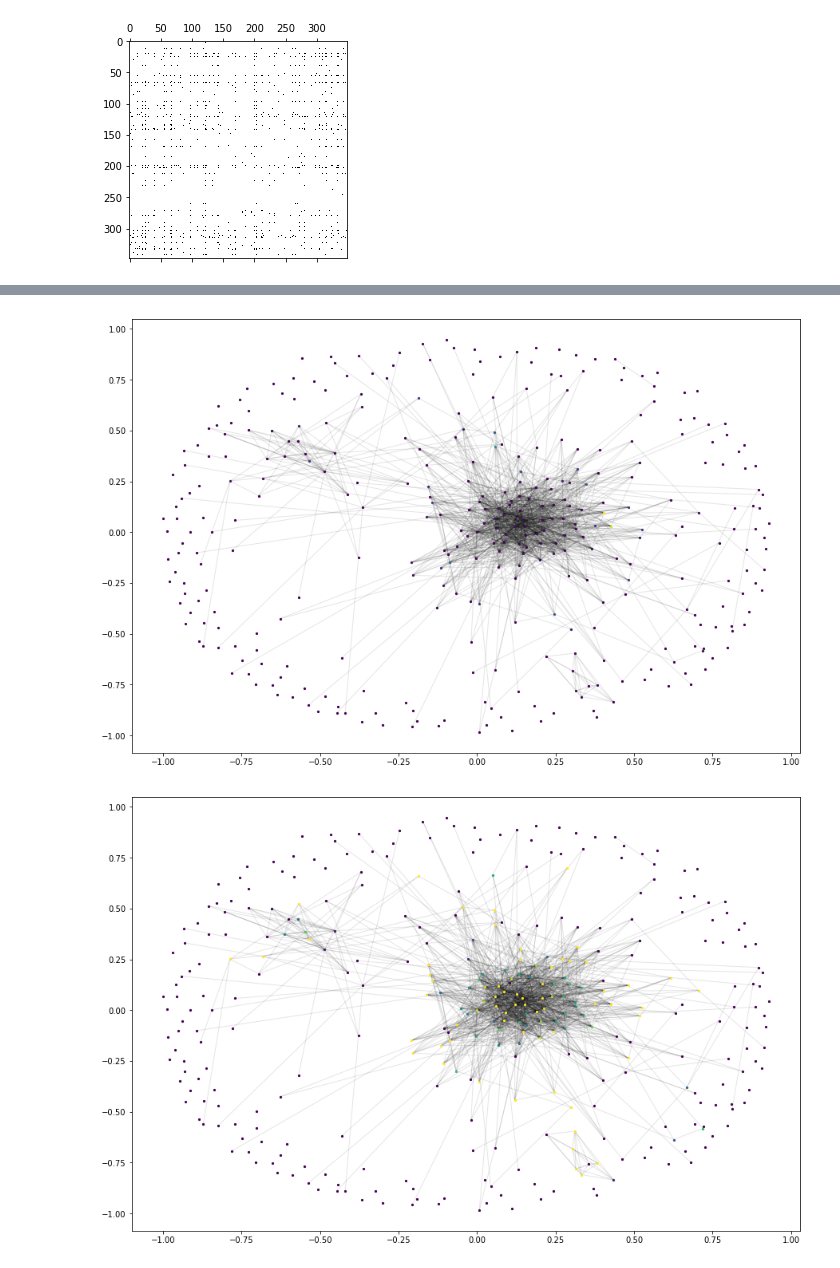
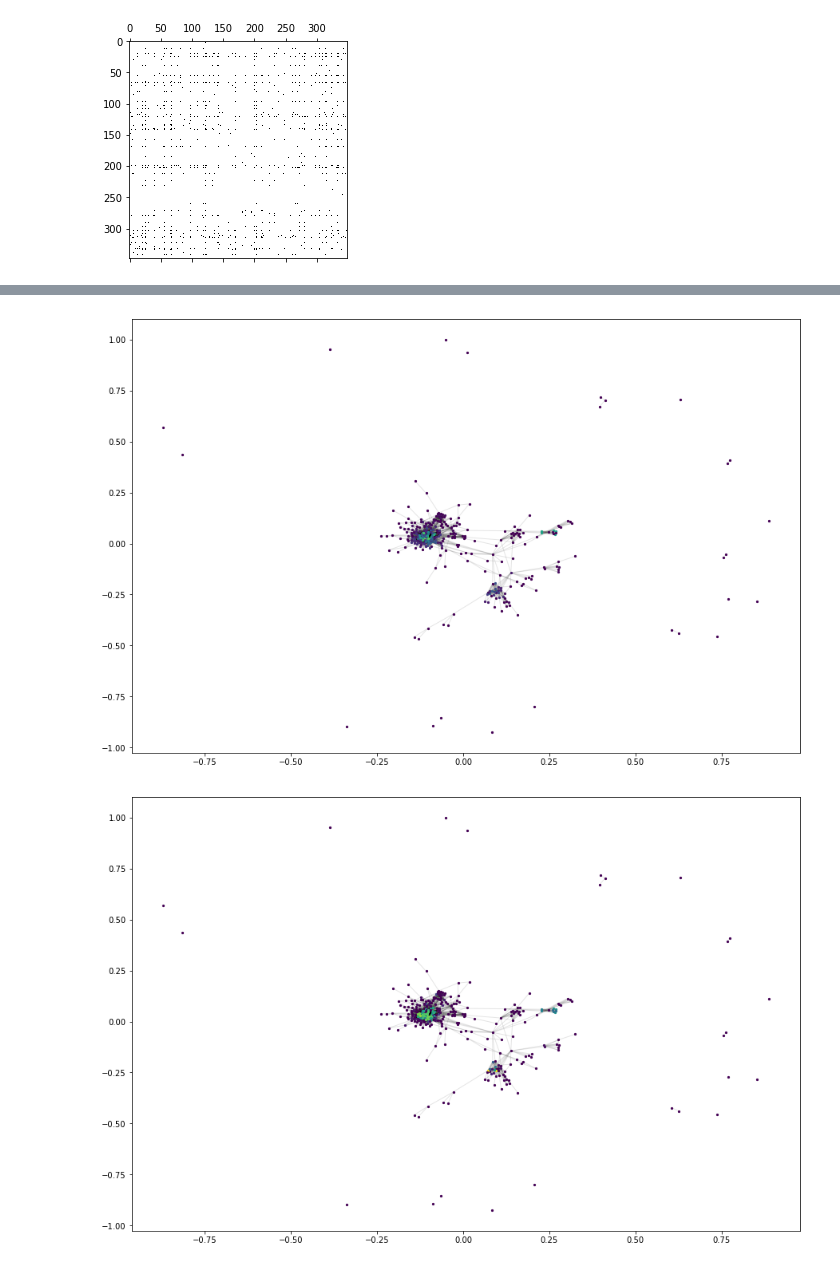
Before and after one commit to barbafrank/LCP_projects_Y2, a Jupyter notebook: importance_heuristic.ipynb, the cells around one changed output, grey strips where cells are left out. Saved outputs shown, nothing was run; the diff lists cells and outputs as text; code cells hidden in the pictures.

```diff
--- a/importance_heuristic.ipynb
+++ b/importance_heuristic.ipynb
@@ -59,19 +98,31 @@ def plotNetwork(A_mat, A, colors, pos=None):
 
     return pos
 # %%
-x = ratio/ratio.max()
-colors_ratio = cm.get_cmap('viridis')(x)
 x = np.array(inDeg)/np.array(inDeg).max()
 colors_inDeg = cm.get_cmap('viridis')(x)
 x = np.array(outDeg)/np.array(outDeg).max()
 colors_outDeg = cm.get_cmap('viridis')(x)
+x = ratio/ratio.max()
+colors_ratio = cm.get_cmap('viridis')(x)
 x = ratio_th/ratio_th.max()
 colors_ratio_th = cm.get_cmap('viridis')(x)
+x = np.array(avgNeighInDeg)/np.array(avgNeighInDeg).max()
+colors_neigInDeg = cm.get_cmap('viridis')(x)
+x = np.array(avgNeighOutDeg)/np.array(avgNeighOutDeg).max()
+colors_neigOutDeg = cm.get_cmap('viridis')(x)
+x = ratio1/ratio1.max()
+colors_ratio1 = cm.get_cmap('viridis')(x)
+x = ratio2/ratio2.max()
+colors_ratio2 = cm.get_cmap('viridis')(x)
 # %%
-pos = plotNetwork(L_mat, A, colors_ratio)
-plotNetwork(L_mat, A, colors_ratio_th, pos)
-plotNetwork(L_mat, A, colors_inDeg, pos)
-_ = plotNetwork(L_mat, A, colors_outDeg, pos)
+pos = plotNetwork(A_mat, A, colors_inDeg)
+plotNetwork(A_mat, A, colors_outDeg, pos)
+plotNetwork(A_mat, A, colors_ratio, pos)
+plotNetwork(A_mat, A, colors_ratio_th, pos)
+plotNetwork(A_mat, A, colors_neigInDeg, pos)
+plotNetwork(A_mat, A, colors_neigInDeg, pos)
+plotNetwork(A_mat, A, colors_ratio1, pos)
+_ = plotNetwork(A_mat, A, colors_ratio2, pos)
 # %% [output]
-[figure, old version]
+[figure, new version]
-[figure, old version]
+[figure, new version]
```
Also changed, not shown: parts of 3 cells of this notebook, 1 other file.
